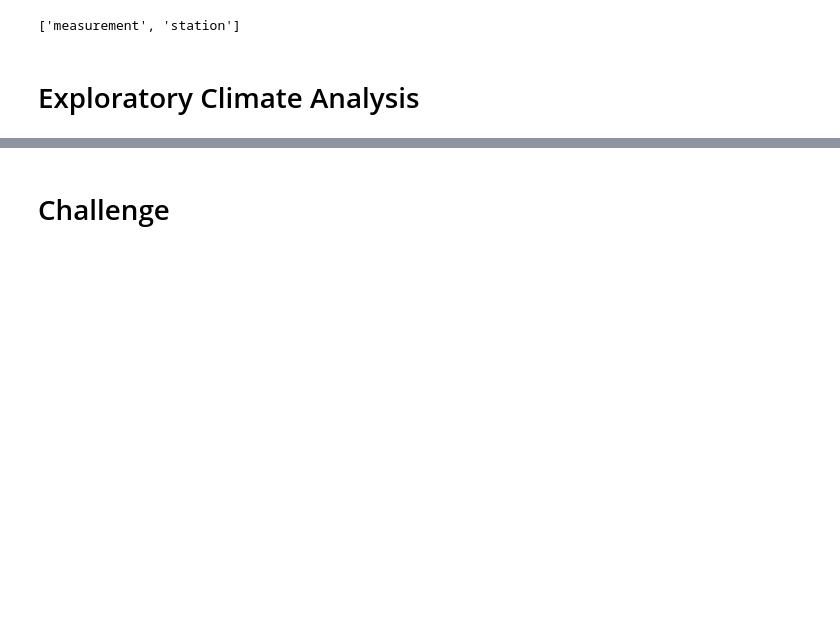
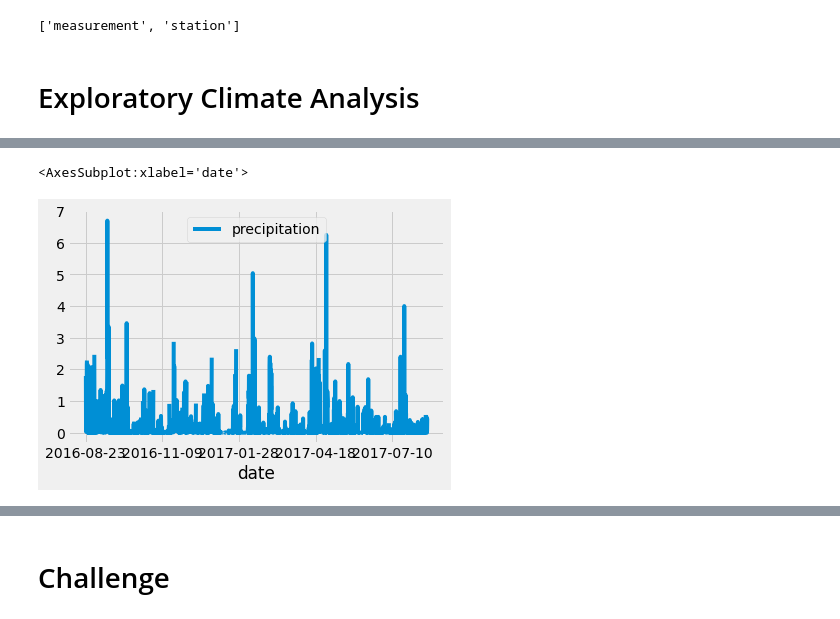
Before and after one commit to eldarias/surfs_up, a Jupyter notebook: climate_analysis.ipynb, the cells around one changed output, grey strips where cells are left out. Drawn from its saved outputs; the diff is of its cells as text; code cells hidden in the pictures; blank space fills up the shorter version.

Commit message:
9.2.5 - Generate the Summary - Saving Progress...

```diff
--- a/climate_analysis.ipynb
+++ b/climate_analysis.ipynb
@@ -69,0 +57,29 @@ session = Session(engine)
+# %%
+# Design a query to retrieve the last 12 months of precipitation data and plot the results.
+#Starting from the last data point in the database.
+prev_year = dt.date(2017, 8, 23) # Starting Date
+
+# Calculate the date one year from the last date in data set.
+prev_year = dt.date(2017, 8, 23) - dt.timedelta(days=365) # Substract 365 Days from the Starting Date
+
+# Perform a query to retrieve the data and precipitation scores
+results = []
+#results = session.query(Measurement.date, Measurement.prcp) <- Queries all data
+#results = session.query(Measurement.date, Measurement.prcp).filter(Measurement.date >= prev_year) <- adds a filter to filter the data.
+results = session.query(Measurement.date, Measurement.prcp).filter(Measurement.date >= prev_year).all() #<- .all() function extracts all of the results from the query and puts them in a list
+
+#print(results.all()) # <- This query will print everything that is returned in the query
+#print(results)
+
+
+# Save the query results as a Pandas DataFrame and set the index to the date column
+# - set_index() function can be a little tricky.  By default, the first column/index is auto-generated and conatins the row number (starting at 0)
+# - to get rid of those numbers, use the set_index func. since we want to make the date the first column/index
+# - inplace=True used when we do not want to create a new DataFrame with the modifications (basically the hcange is applied to the same df).  If "False", then we would create a new DataFrame.
+df = pd.DataFrame(results, columns=['date','precipitation'])
+
+df.set_index(df['date'], inplace=True)
+# print(df) # <- this will print date for index, date for column 1 and precipitation for column#2, which could be confusing (redundant)
+
+# This will print the DF without the Index
+print(df.to_string(index=False))
@@ -69,0 +104,7 @@ session = Session(engine)
+# %%
+# ... continuation from previous:
+# Sort the dataframe by date using sort_index() function.
+df = df.sort_index()
+
+# - the below will print the sorted list WITHOUT the index:
+print(df.to_string(index=False))
@@ -70,2 +129,8 @@ session = Session(engine)
+# %%
+# Use Pandas Plotting with Matplotlib to plot the data
+df.plot()
+# %% [output]
+<AxesSubplot:xlabel='date'>
+[figure, added]
 # %%
 # Use Pandas to calcualte the summary statistics for the precipitation data
```
Also changed, not shown: parts of 5 cells of this notebook.
